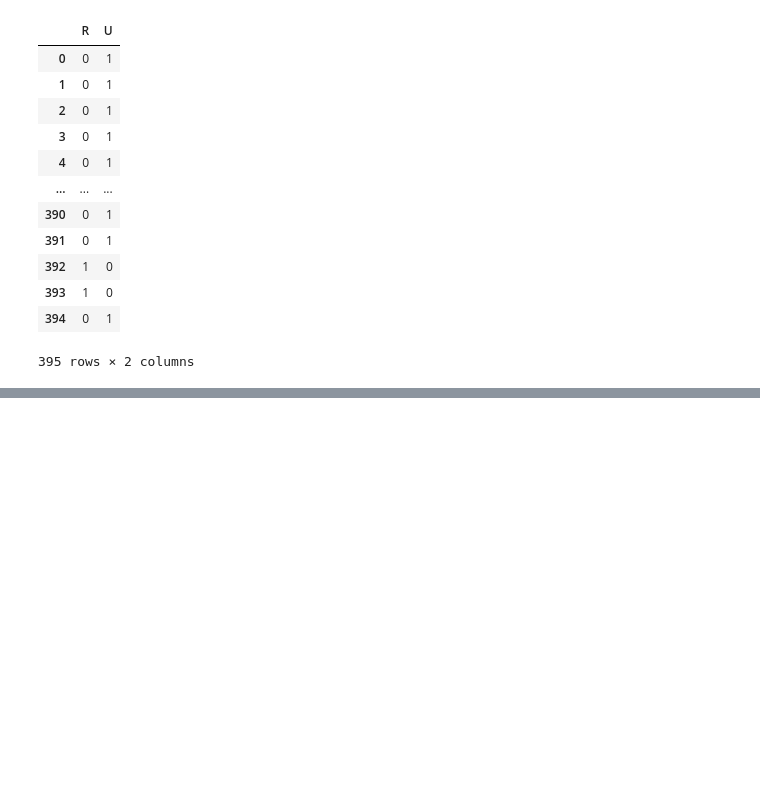
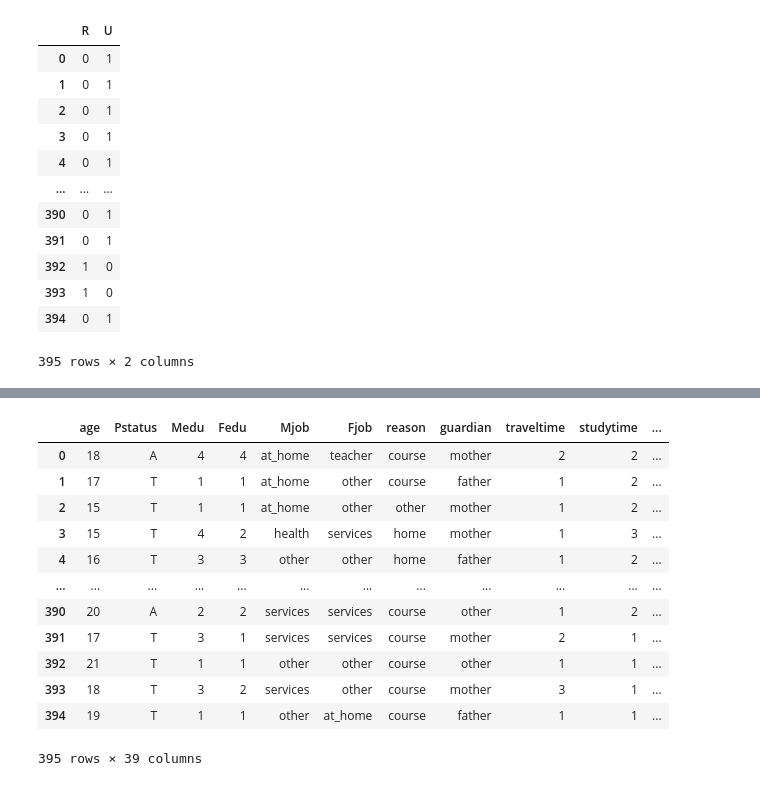
Before and after one commit to DataSnowman/MLworkshop, a Jupyter notebook: PandasOneHotEncoding.ipynb, the cells around one changed output, grey strips where cells are left out. Drawn from its saved outputs; the diff is of its cells as text; code cells hidden in the pictures; blank space fills up the shorter version.

```diff
--- a/PandasOneHotEncoding.ipynb
+++ b/PandasOneHotEncoding.ipynb
@@ -218,0 +304,3 @@ addressdummies
+# %%
+Pstatusdummies = pd.get_dummies(famsizefinal.Pstatus)
+Pstatusdummies
@@ -218,0 +321,17 @@ addressdummies
+# %%
+mergedPstatus = pd.concat([famsizefinal,Pstatusdummies],axis='columns')
+mergedPstatus
+# %% [output]
+|  | age | Pstatus | Medu | Fedu | Mjob | Fjob | reason | guardian | traveltime | studytime | ... |
+| 0 | 18 | A | 4 | 4 | at_home | teacher | course | mother | 2 | 2 | ... |
+| 1 | 17 | T | 1 | 1 | at_home | other | course | father | 1 | 2 | ... |
+| 2 | 15 | T | 1 | 1 | at_home | other | other | mother | 1 | 2 | ... |
+| 3 | 15 | T | 4 | 2 | health | services | home | mother | 1 | 3 | ... |
+| 4 | 16 | T | 3 | 3 | other | other | home | father | 1 | 2 | ... |
+| ... | ... | ... | ... | ... | ... | ... | ... | ... | ... | ... | ... |
+| 390 | 20 | A | 2 | 2 | services | services | course | other | 1 | 2 | ... |
+| 391 | 17 | T | 3 | 1 | services | services | course | mother | 2 | 1 | ... |
+| 392 | 21 | T | 1 | 1 | other | other | course | other | 1 | 1 | ... |
+| 393 | 18 | T | 3 | 2 | services | other | course | mother | 3 | 1 | ... |
+| 394 | 19 | T | 1 | 1 | other | at_home | course | father | 1 | 1 | ... |
+395 rows × 39 columns
```
Also changed, not shown: parts of 19 cells of this notebook.
